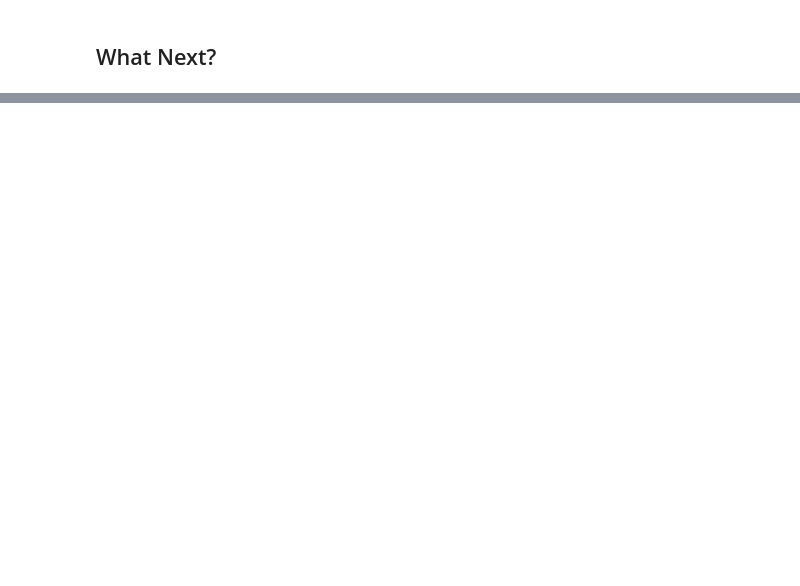
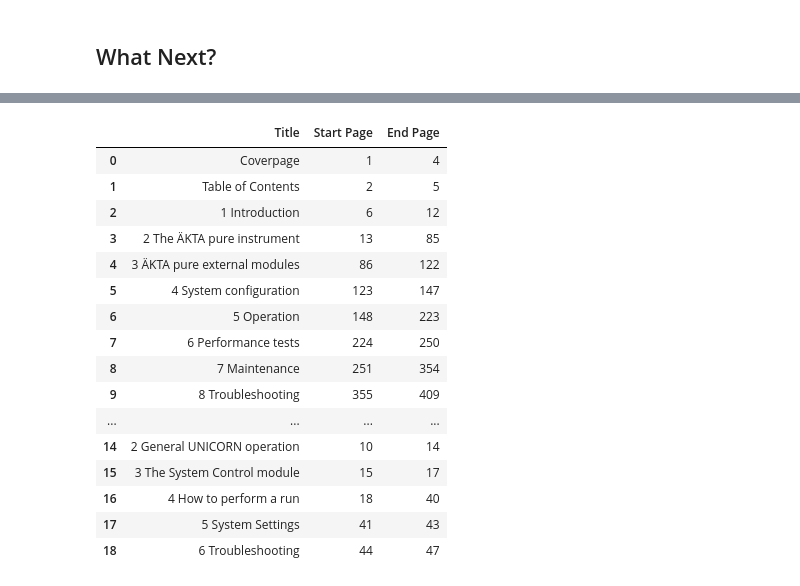
Before and after one commit to Chahbaz-Aman/chonky, a Jupyter notebook: dev.ipynb, the cells around one changed output, grey strips where cells are left out. Saved outputs shown, nothing was run; the diff lists cells and outputs as text; code cells hidden in the pictures; blank space fills up the shorter version.

```diff
--- a/dev.ipynb
+++ b/dev.ipynb
@@ -337,0 +525,59 @@ Intended use
+# %%
+def filter_subsections(nested_structure, titles):
+    """
+    Filter subsections based on provided titles.
+
+    Args:
+    nested_structure (dict): Nested dictionary representing the hierarchical structure.
+    titles (str or list): Title or list of titles to filter the subsections.
+
+    Returns:
+    pd.DataFrame: DataFrame containing the filtered subsections.
+    """
+    if isinstance(titles, str):
+        # Convert single title to list for uniform processing
+        titles = [titles]
+
+    filtered_subsections = nested_structure
+    for title in titles:
+        if title in filtered_subsections:
+            filtered_subsections = filtered_subsections[title]
+        else:
+            # Title not found, return an empty DataFrame
+            return pd.DataFrame()
+
+    # Handle leaf nodes (page numbers)
+    if not isinstance(filtered_subsections, dict):
+        return pd.DataFrame([{'Title': titles[-1], 'Start Page': filtered_subsections, 'End Page': filtered_subsections}])
+
+    # Convert the filtered nested dictionary to DataFrame
+    data = []
+    for section, subsections in filtered_subsections.items():
+        if isinstance(subsections, dict):
+            row = {'Title': section, 'Start Page': subsections.get('Start Page', None), 'End Page': subsections.get('End Page', None)}
+            data.append(row)
+
+    filtered_df = pd.DataFrame(data)
+    return filtered_df
+# %%
+# Example usage
+filtered_df = filter_subsections(nested_structure, ['Akta_Pure_User_Manual.PDF',])
+filtered_df
+# %% [output]
+|  | Title | Start Page | End Page |
+| 0 | Coverpage | 1 | 4 |
+| 1 | Table of Contents | 2 | 5 |
+| 2 | 1 Introduction | 6 | 12 |
+| 3 | 2 The ÄKTA pure instrument | 13 | 85 |
+| 4 | 3 ÄKTA pure external modules | 86 | 122 |
+| 5 | 4 System configuration | 123 | 147 |
+| 6 | 5 Operation | 148 | 223 |
+| 7 | 6 Performance tests | 224 | 250 |
+| 8 | 7 Maintenance | 251 | 354 |
+| 9 | 8 Troubleshooting | 355 | 409 |
+| ... | ... | ... | ... |
+| 14 | 2 General UNICORN operation | 10 | 14 |
+| 15 | 3 The System Control module | 15 | 17 |
+| 16 | 4 How to perform a run | 18 | 40 |
+| 17 | 5 System Settings | 41 | 43 |
+| 18 | 6 Troubleshooting | 44 | 47 |
```
Also changed, not shown: parts of 18 cells of this notebook.
